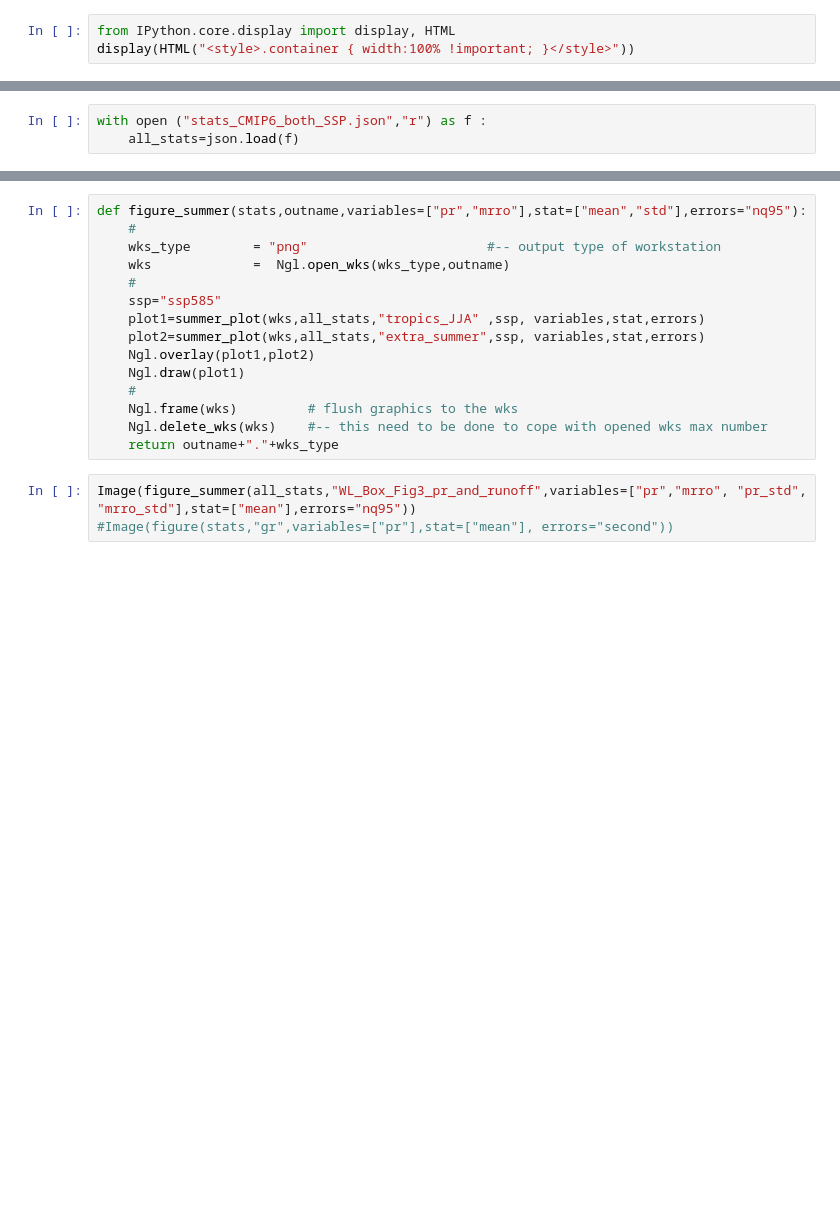
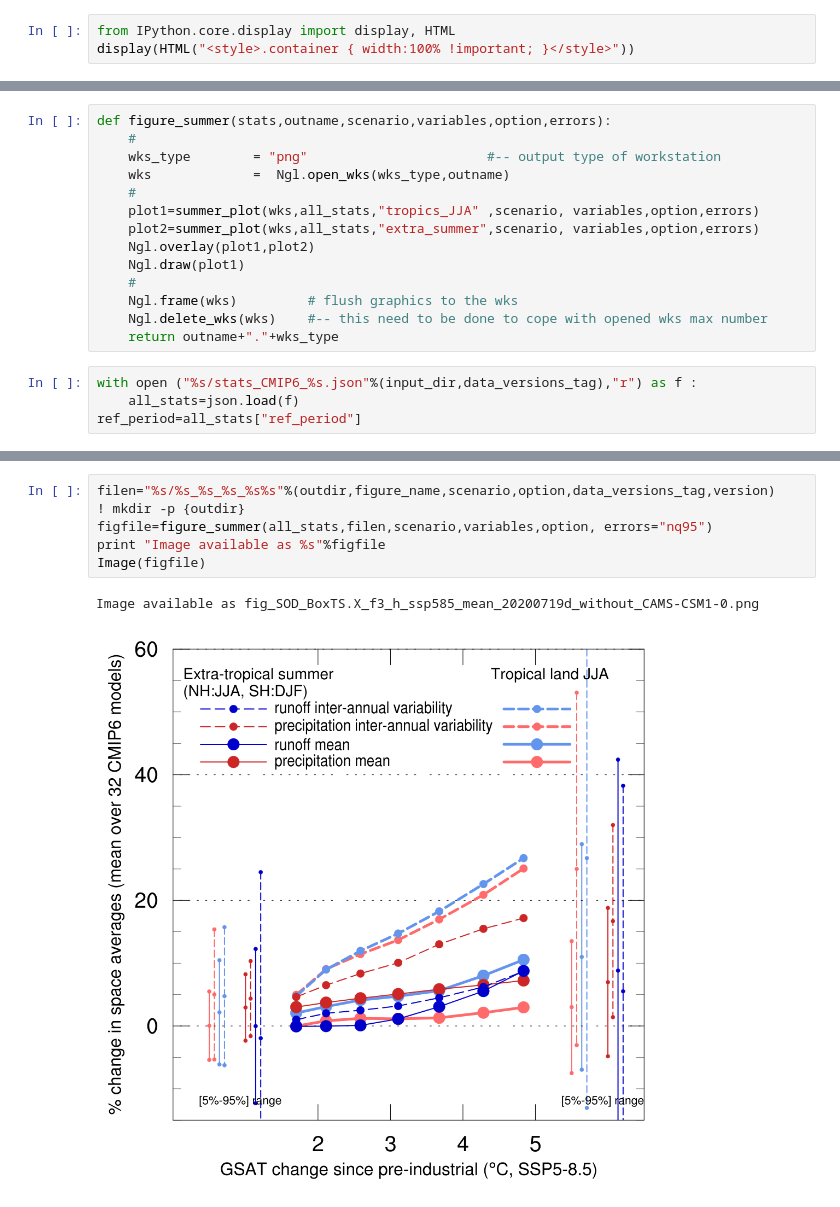
Before and after one commit to senesis/CAMMAC, a Jupyter notebook: notebooks/change_hybrid_seasons_figure2.ipynb, the cells around one changed output, grey strips where cells are left out. Cells and saved outputs as stored; diff of their text form; blank space fills up the shorter version.

```diff
--- a/notebooks/change_hybrid_seasons_figure2.ipynb
+++ b/notebooks/change_hybrid_seasons_figure2.ipynb
@@ -15,3 +263,18 @@ global all_stats
+# %%
+def figure_summer(stats,outname,scenario,variables,option,errors):
+    #
+    wks_type        = "png"                       #-- output type of workstation
+    wks             =  Ngl.open_wks(wks_type,outname)
+    #
+    plot1=summer_plot(wks,all_stats,"tropics_JJA" ,scenario, variables,option,errors)
+    plot2=summer_plot(wks,all_stats,"extra_summer",scenario, variables,option,errors)
+    Ngl.overlay(plot1,plot2)
+    Ngl.draw(plot1)
+    #
+    Ngl.frame(wks)         # flush graphics to the wks
+    Ngl.delete_wks(wks)    #-- this need to be done to cope with opened wks max number
+    return outname+"."+wks_type
 # %%
-with open ("stats_CMIP6_both_SSP.json","r") as f :
+with open ("%s/stats_CMIP6_%s.json"%(input_dir,data_versions_tag),"r") as f :
     all_stats=json.load(f)
+ref_period=all_stats["ref_period"]
@@ -241,18 +281,9 @@ def summer_plot(wks,all_stats,season,ssp="ssp585",variables=["pr","mrro"],stat=[
-# %%
-def figure_summer(stats,outname,variables=["pr","mrro"],stat=["mean","std"],errors="nq95"):
-    #
-    wks_type        = "png"                       #-- output type of workstation
-    wks             =  Ngl.open_wks(wks_type,outname)
-    #
-    ssp="ssp585"
-    plot1=summer_plot(wks,all_stats,"tropics_JJA" ,ssp, variables,stat,errors)
-    plot2=summer_plot(wks,all_stats,"extra_summer",ssp, variables,stat,errors)
-    Ngl.overlay(plot1,plot2)
-    Ngl.draw(plot1)
-    #
-    Ngl.frame(wks)         # flush graphics to the wks
-    Ngl.delete_wks(wks)    #-- this need to be done to cope with opened wks max number
-    return outname+"."+wks_type
-# %%
-Image(figure_summer(all_stats,"WL_Box_Fig3_pr_and_runoff",variables=["pr","mrro", "pr_std", "mrro_std"],stat=["mean"],errors="nq95"))
-#Image(figure(stats,"gr",variables=["pr"],stat=["mean"], errors="second"))
+# %%
+filen="%s/%s_%s_%s_%s%s"%(outdir,figure_name,scenario,option,data_versions_tag,version)
+! mkdir -p {outdir}
+figfile=figure_summer(all_stats,filen,scenario,variables,option, errors="nq95")
+print "Image available as %s"%figfile
+Image(figfile)
+# %% [output]
+Image available as fig_SOD_BoxTS.X_f3_h_ssp585_mean_20200719d_without_CAMS-CSM1-0.png
+[figure, added]
```
Also changed, not shown: parts of 8 cells of this notebook, 21 other files.
